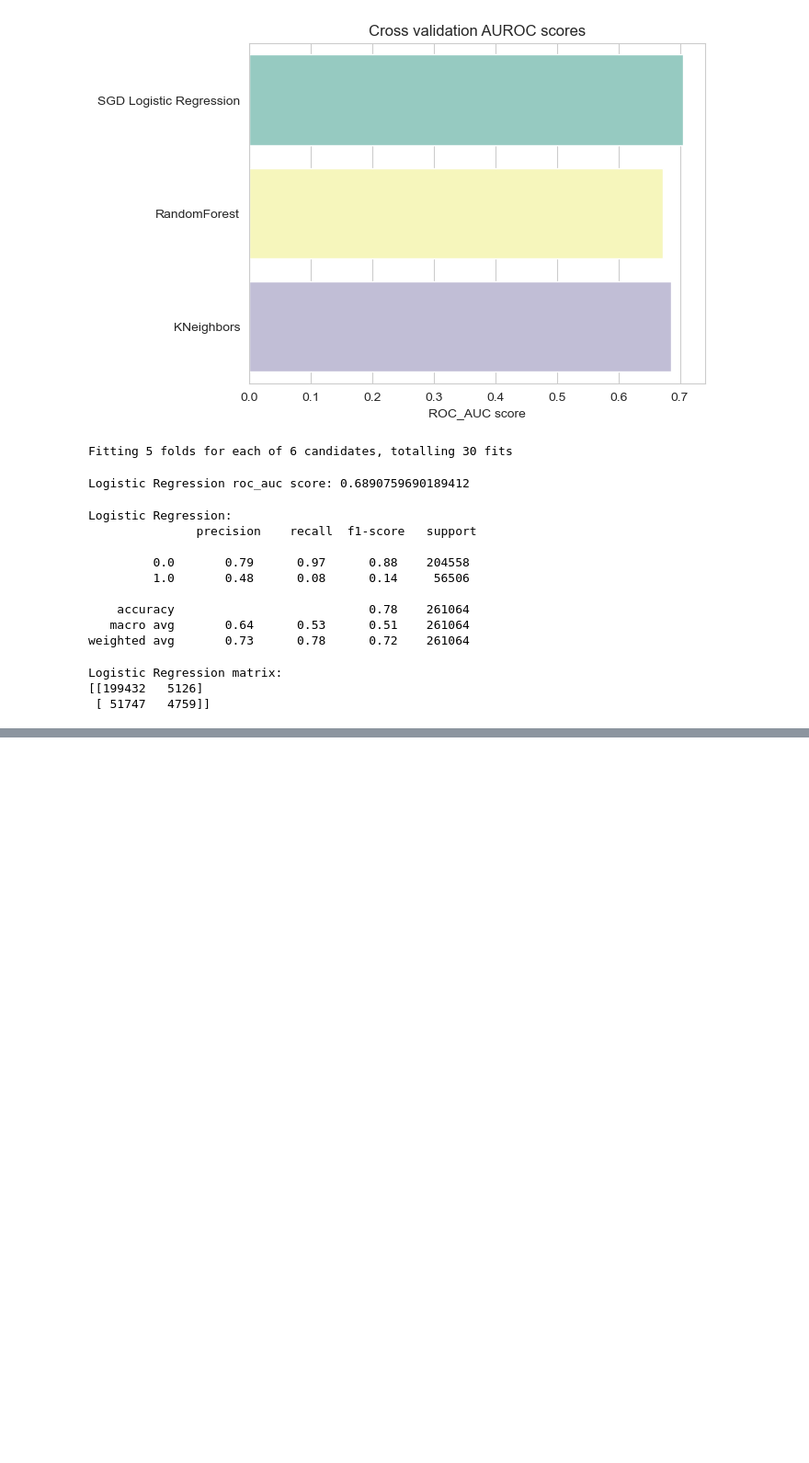
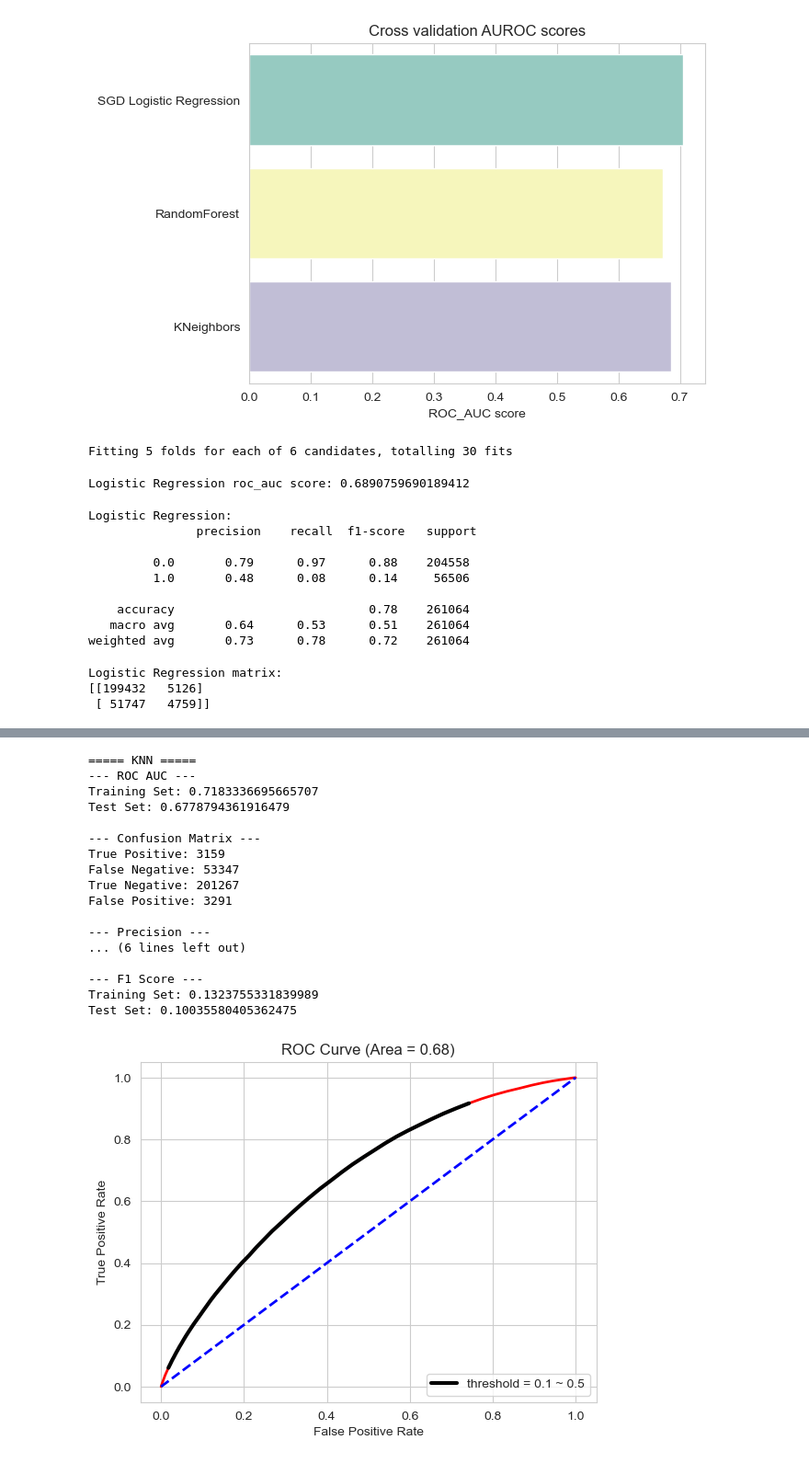
Before and after one commit to krishnasingaraju/capstone, a Jupyter notebook: capstone/LendingClubData_analysis.ipynb, the cells around one changed output, grey strips where cells are left out. Shown at 92% size. Drawn from its saved outputs; the diff is of its cells as text; code cells hidden in the pictures; blank space fills up the shorter version.

```diff
--- a/capstone/LendingClubData_analysis.ipynb
+++ b/capstone/LendingClubData_analysis.ipynb
@@ -1475,6 +1481,12 @@ print('Best parameters set: \n', grid_knn2.best_params_)
 Best score:  0.6850548829703861
 Best parameters set:
  {'lda__n_components': 1, 'model__n_neighbors': 125}
+# %%
+y_pred_knn = knn_estimator2.predict(X_test)
+y_prob_knn = knn_estimator2.predict_proba(X_test)[:,1]
+# %%
+y_train_pred_knn = knn_estimator2.predict(X_train)
+y_train_prob_knn = knn_estimator2.predict_proba(X_train)[:,1]
 # %%
 #Hyperparameter tuning for the 3 models
 # plot the AUROC scores
@@ -1545,3 +1632,26 @@ Logistic Regression matrix:
+# %%
+print('===== KNN =====')
+evaluation(X_train, X_test, y_train, y_test, y_train_pred_knn, y_train_prob_knn, y_pred_knn, y_prob_knn)
+plot_ROC(X_test, y_test, y_prob_knn)
+# %% [output]
+===== KNN =====
+--- ROC AUC ---
+Training Set: 0.7183336695665707
+Test Set: 0.6778794361916479
+
+--- Confusion Matrix ---
+True Positive: 3159
+False Negative: 53347
+True Negative: 201267
+False Positive: 3291
+
+--- Precision ---
+... (6 lines left out)
+
+--- F1 Score ---
+Training Set: 0.1323755331839989
+Test Set: 0.10035580405362475
+[figure, added]
 # %%
 #Conclusion
 Using ML Algorithms, tried predicting the probability that a charged off loan can be revived with loan adjustments.
```
Also changed, not shown: parts of 5 cells of this notebook.
